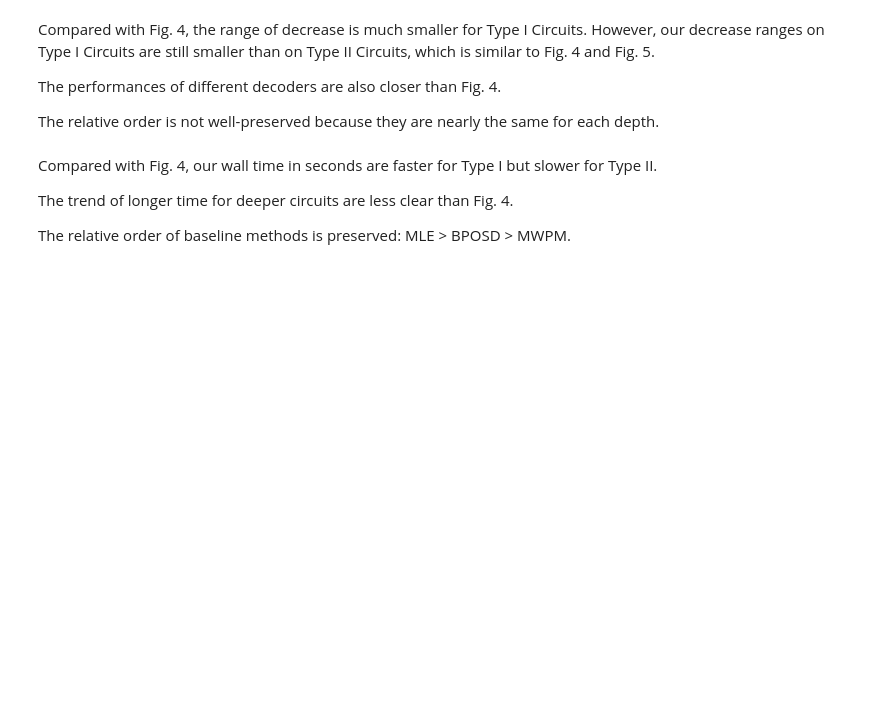
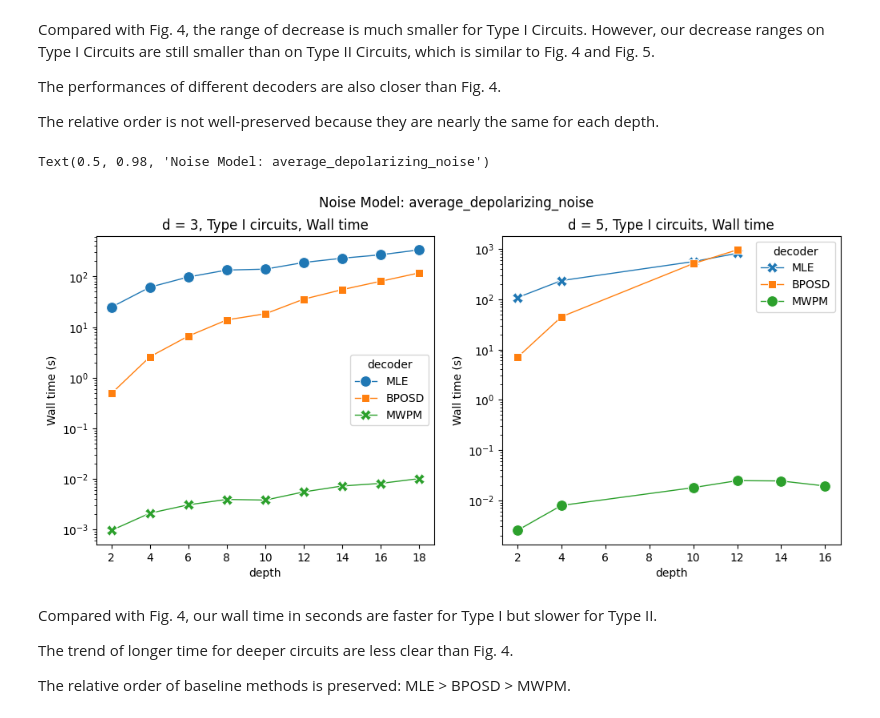
Before and after one commit to congfeng4/MCCD, a Jupyter notebook: visualize.ipynb, the cells around one changed output. Drawn from its saved outputs; the diff is of its cells as text; code cells hidden in the pictures; blank space fills up the shorter version.

```diff
--- a/visualize.ipynb
+++ b/visualize.ipynb
@@ -156,20 +165,23 @@ The relative order is not well-preserved because they are nearly the same for ea
 # %%
 plt.figure(figsize=(12,5))
 ax=plt.subplot(121)
 
 sns.lineplot(df4[(df4.metric == 'walltime_seconds') & (df4.distance == 3)], x='depth', y='value', hue='decoder', hue_order=hue_order,
              errorbar=None, style='decoder', markers=True, dashes=False, markersize=10, linewidth=1, ax=ax)
 plt.ylabel('Wall time (s)')
 plt.yscale('log')
 plt.title('d = 3, Type I circuits, Wall time')
 
 ax=plt.subplot(122)
 sns.lineplot(df4[(df4.metric == 'walltime_seconds') & (df4.distance == 5)], x='depth', y='value', hue='decoder', hue_order=hue_order,
              errorbar=None, style='decoder', markers=True, dashes=False, markersize=10, linewidth=1, ax=ax)
 plt.ylabel('Wall time (s)')
 plt.yscale('log')
 plt.title('d = 5, Type I circuits, Wall time')
-plt.suptitle(f'Noise Model: {noise_model.__name__}')
+plt.suptitle(f'Noise Model: {noise_model}')
+# %% [output]
+Text(0.5, 0.98, 'Noise Model: average_depolarizing_noise')
+[figure, added]
 # %% [markdown]
 Compared with Fig. 4, our wall time in seconds are faster for Type I but slower for Type II.
 
```
Also changed, not shown: parts of 6 cells of this notebook, 4 other files.
